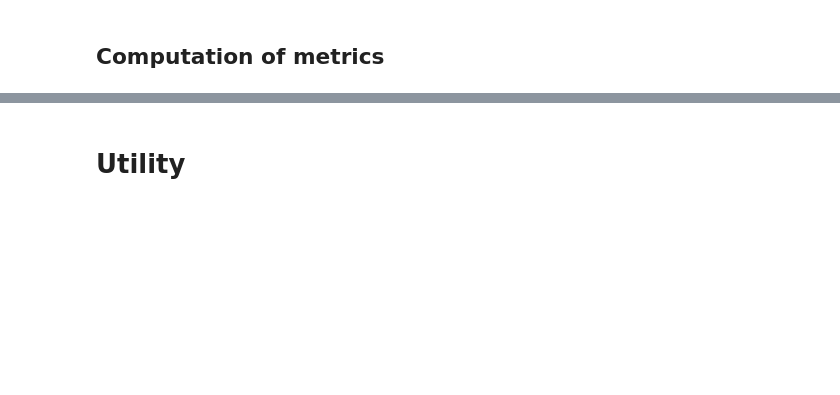
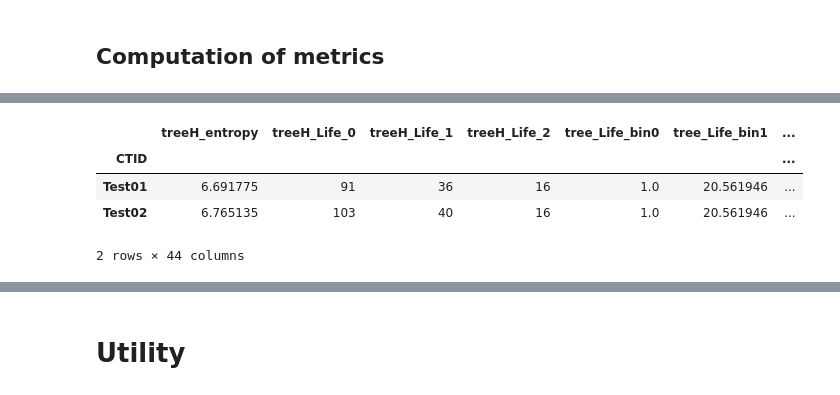
Before and after one commit to shizuo-kaji/ductal_morphology, a Jupyter notebook: ductal_morphology.ipynb, the cells around one changed output, grey strips where cells are left out. Cells and saved outputs as stored; diff of their text form; code cells hidden in the pictures; blank space fills up the shorter version.

```diff
--- a/ductal_morphology.ipynb
+++ b/ductal_morphology.ipynb
@@ -128,0 +442,11 @@ for mode in tqdm(modes):
+# %%
+# results table
+res = results.set_index('CTID')
+res.to_csv(os.path.join(output_dir,"results.csv"))
+res
+# %% [output]
+|  | treeH_entropy | treeH_Life_0 | treeH_Life_1 | treeH_Life_2 | tree_Life_bin0 | tree_Life_bin1 | ... |
+| CTID |  |  |  |  |  |  | ... |
+| Test01 | 6.691775 | 91 | 36 | 16 | 1.0 | 20.561946 | ... |
+| Test02 | 6.765135 | 103 | 40 | 16 | 1.0 | 20.561946 | ... |
+2 rows × 44 columns
```
Also changed, not shown: parts of 19 cells of this notebook, 20 other files.
